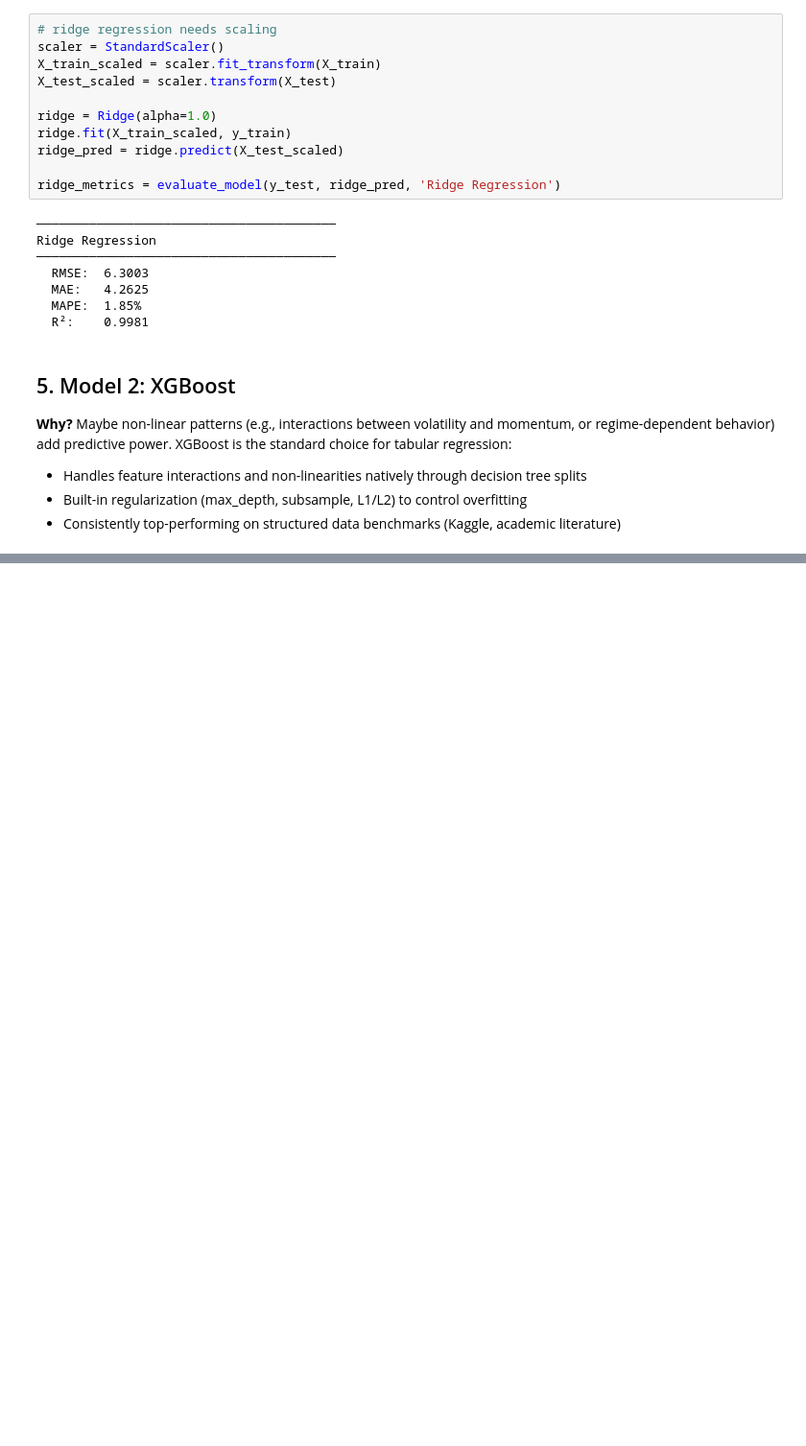
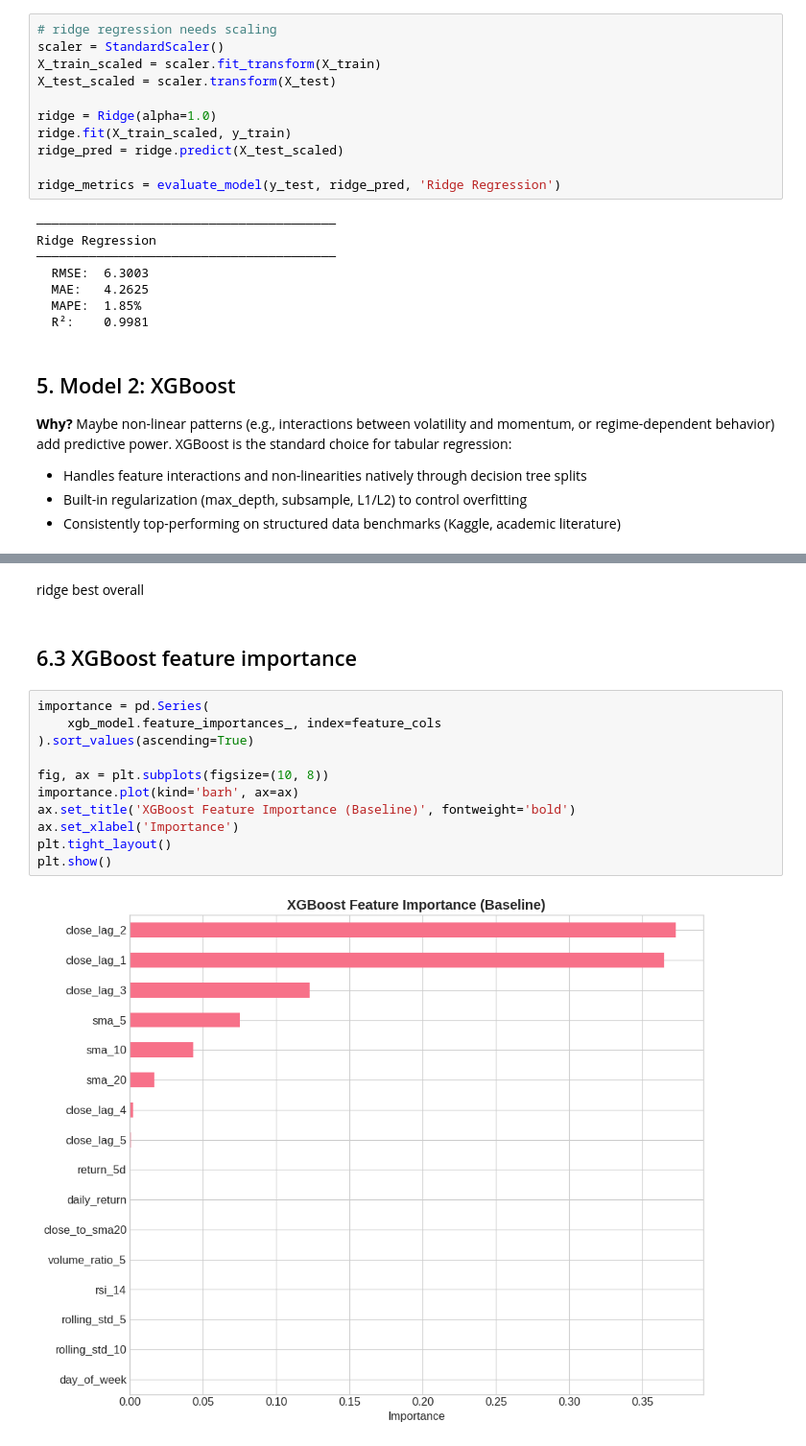
Before and after one commit to oddmayo/sp-global_assessment, a Jupyter notebook: 02_baseline.ipynb, the cells around one changed output, grey strips where cells are left out. Shown at 96% size. Saved outputs shown, nothing was run; the diff lists cells and outputs as text; blank space fills up the shorter version.

```diff
--- a/02_baseline.ipynb
+++ b/02_baseline.ipynb
@@ -237,0 +287,17 @@ xgb_metrics = evaluate_model(y_test, xgb_pred, 'XGBoost')
+# %% [markdown]
+ridge best overall
+# %% [markdown]
+## 6.3 XGBoost feature importance
+# %%
+importance = pd.Series(
+    xgb_model.feature_importances_, index=feature_cols
+).sort_values(ascending=True)
+
+fig, ax = plt.subplots(figsize=(10, 8))
+importance.plot(kind='barh', ax=ax)
+ax.set_title('XGBoost Feature Importance (Baseline)', fontweight='bold')
+ax.set_xlabel('Importance')
+plt.tight_layout()
+plt.show()
+# %% [output]
+[figure, added]
```
Also changed, not shown: parts of 7 cells of this notebook.
